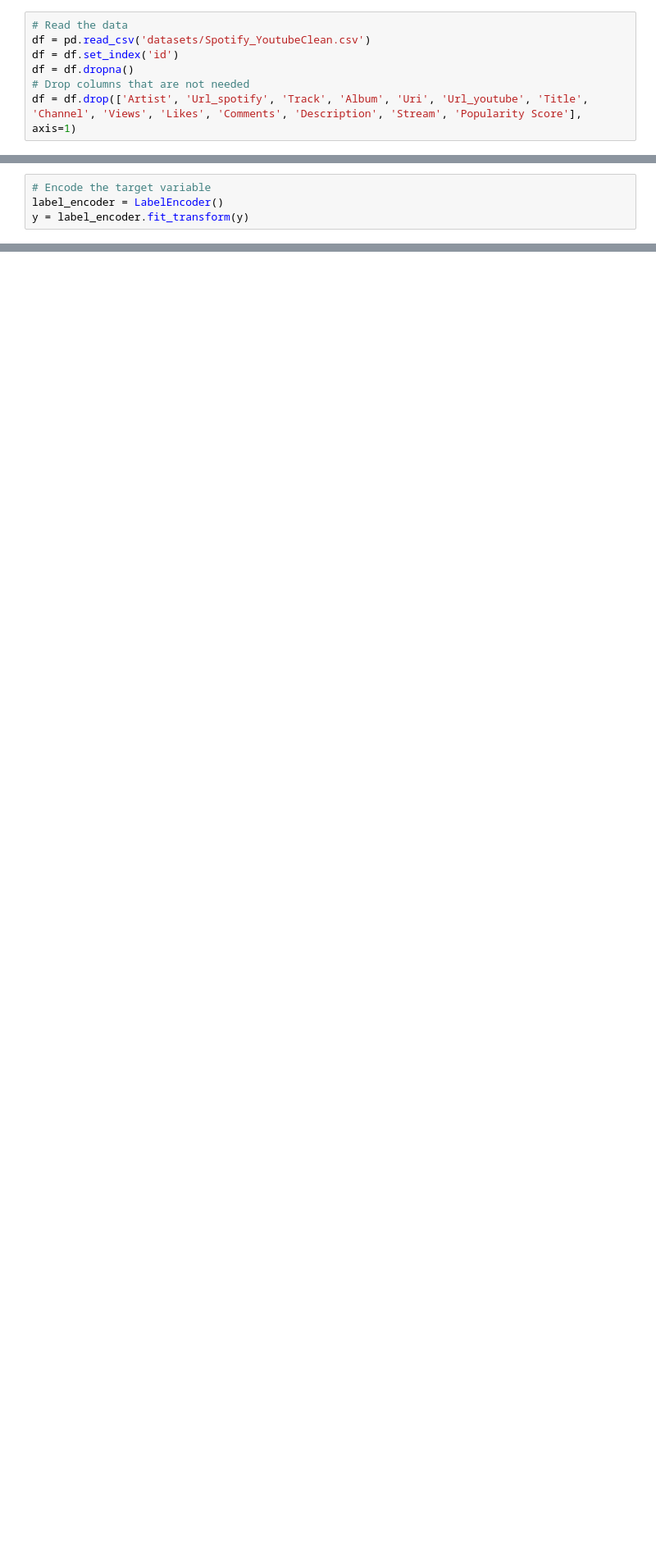
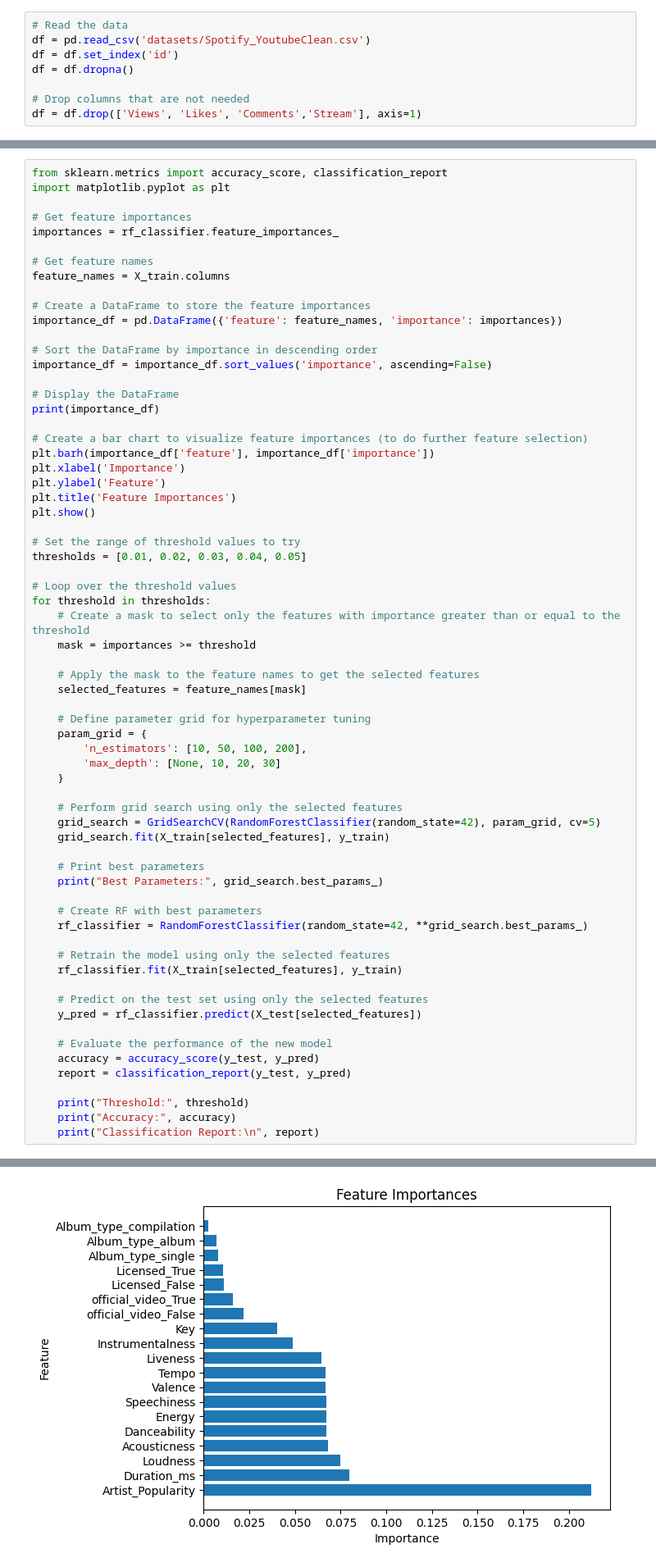
Before and after one commit to OmarChafik42/MLSound, a Jupyter notebook: random_forest.ipynb, the cells around one changed output, grey strips where cells are left out. Shown at 82% size. Cells and saved outputs as stored; diff of their text form; blank space fills up the shorter version.

Commit message:
Threshold optimization for feature selection

```diff
--- a/random_forest.ipynb
+++ b/random_forest.ipynb
@@ -12,16 +16,13 @@ from sklearn.model_selection import GridSearchCV
 df = pd.read_csv('datasets/Spotify_YoutubeClean.csv')
 df = df.set_index('id')
 df = df.dropna()
+
 # Drop columns that are not needed
-df = df.drop(['Artist', 'Url_spotify', 'Track', 'Album', 'Uri', 'Url_youtube', 'Title', 'Channel', 'Views', 'Likes', 'Comments', 'Description', 'Stream', 'Popularity Score'], axis=1)
+df = df.drop(['Views', 'Likes', 'Comments','Stream'], axis=1)
 # %%
 # Separate features X and target y
 X = df.drop('Popularity', axis=1)
 y = df['Popularity']
-# %%
-# Encode the target variable
-label_encoder = LabelEncoder()
-y = label_encoder.fit_transform(y)
 # %%
 # One-hot encoding of categorical variables
 one_hot_encoder = OneHotEncoder(sparse_output=False)
@@ -103,0 +102,67 @@ Mean Cross-Validation Score: 0.4713874673373576
+# %%
+from sklearn.metrics import accuracy_score, classification_report
+import matplotlib.pyplot as plt
+
+# Get feature importances
+importances = rf_classifier.feature_importances_
+
+# Get feature names
+feature_names = X_train.columns
+
+# Create a DataFrame to store the feature importances
+importance_df = pd.DataFrame({'feature': feature_names, 'importance': importances})
+
+# Sort the DataFrame by importance in descending order
+importance_df = importance_df.sort_values('importance', ascending=False)
+
+# Display the DataFrame
+print(importance_df)
+
+# Create a bar chart to visualize feature importances (to do further feature selection)
+plt.barh(importance_df['feature'], importance_df['importance'])
+plt.xlabel('Importance')
+plt.ylabel('Feature')
+plt.title('Feature Importances')
+plt.show()
+
+# Set the range of threshold values to try
+thresholds = [0.01, 0.02, 0.03, 0.04, 0.05]
+
+# Loop over the threshold values
+for threshold in thresholds:
+    # Create a mask to select only the features with importance greater than or equal to the threshold
+    mask = importances >= threshold
+
+    # Apply the mask to the feature names to get the selected features
+    selected_features = feature_names[mask]
+
+    # Define parameter grid for hyperparameter tuning
+    param_grid = {
+        'n_estimators': [10, 50, 100, 200],
+        'max_depth': [None, 10, 20, 30]
+    }
+
+    # Perform grid search using only the selected features
+    grid_search = GridSearchCV(RandomForestClassifier(random_state=42), param_grid, cv=5)
+    grid_search.fit(X_train[selected_features], y_train)
+
+    # Print best parameters
+    print("Best Parameters:", grid_search.best_params_)
+
+    # Create RF with best parameters
+    rf_classifier = RandomForestClassifier(random_state=42, **grid_search.best_params_)
+
+    # Retrain the model using only the selected features
+    rf_classifier.fit(X_train[selected_features], y_train)
+
+    # Predict on the test set using only the selected features
+    y_pred = rf_classifier.predict(X_test[selected_features])
+
+    # Evaluate the performance of the new model
+    accuracy = accuracy_score(y_test, y_pred)
+    report = classification_report(y_test, y_pred)
+
+    print("Threshold:", threshold)
+    print("Accuracy:", accuracy)
+    print("Classification Report:\n", report)
+# %% [output]
@@ -103,0 +189 @@ Mean Cross-Validation Score: 0.4713874673373576
+[figure, added]
```
Also changed, not shown: parts of 4 cells of this notebook.
